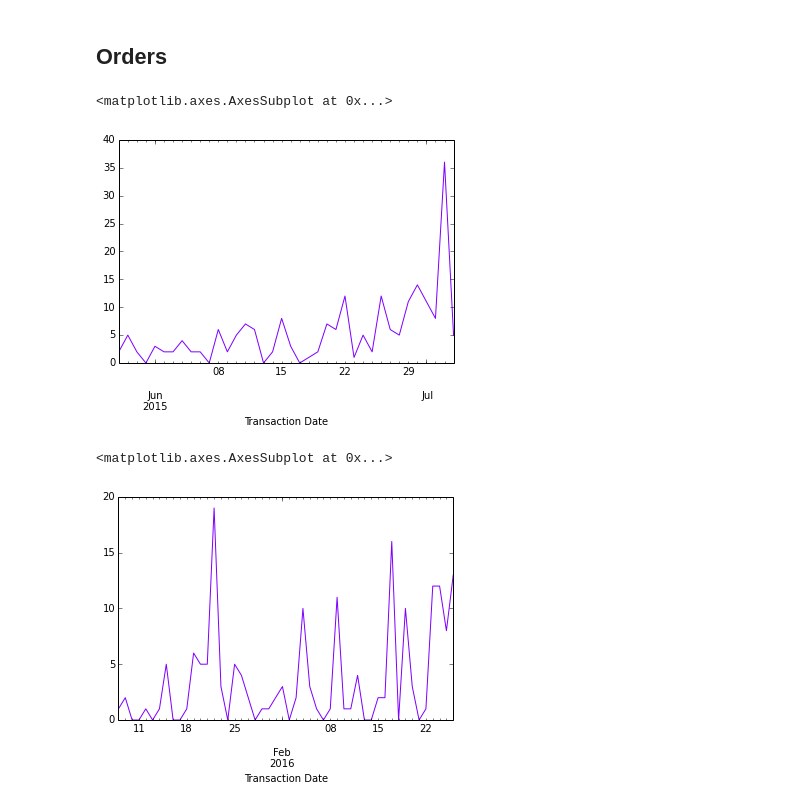
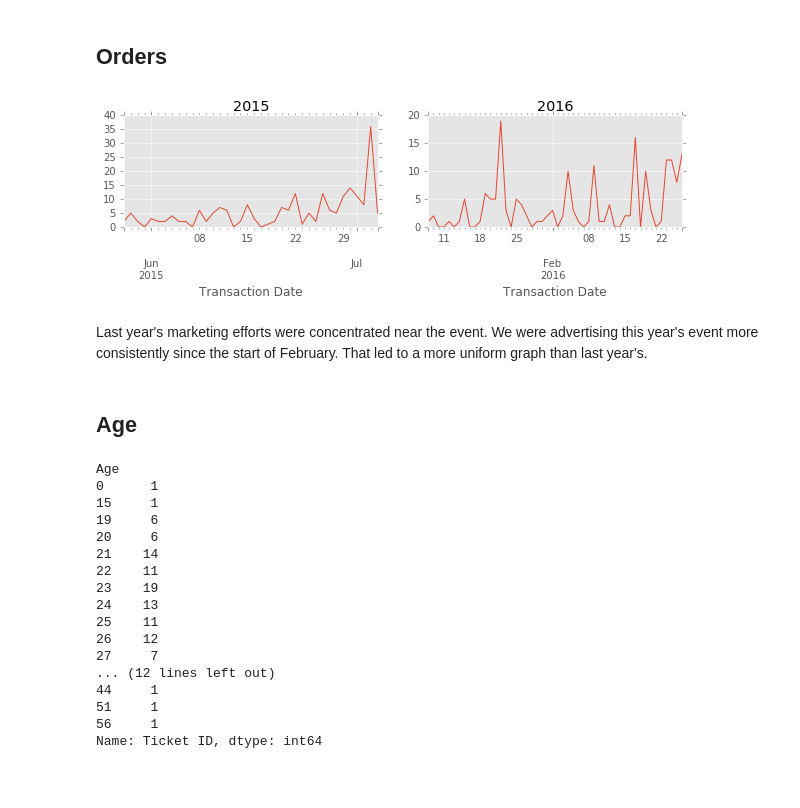
Before and after one commit to pythonph/notebooks, a Jupyter notebook: pycon-stats.ipynb, the cells around one changed output. Cells and saved outputs as stored; diff of their text form; code cells hidden in the pictures; blank space fills up the shorter version.

```diff
--- a/pycon-stats.ipynb
+++ b/pycon-stats.ipynb
@@ -49,13 +39,36 @@ csv_2016['Python Level'].value_counts().plot(**pie_kwargs)
 It's quite interesting to see a similar ratio for the previous year and this year. We can use this information in selecting talk topics that will make it to our program.
 # %% [markdown]
 ## Orders
-# %%
-csv_2015.set_index(csv_2015['Transaction Date']).groupby(pd.TimeGrouper('D'))['Ticket ID'].count().plot(cmap="rainbow")
-# %% [output]
-<matplotlib.axes.AxesSubplot at 0x...>
-[figure, removed]
+# %%
+fig, (ax1, ax2) = plt.subplots(ncols=2, figsize=(10, 2))
+csv_2015.set_index(csv_2015['Transaction Date']).groupby(pd.TimeGrouper('D'))['Ticket ID'].count() \
+    .plot(ax=ax1, title='2015')
+csv_2016.set_index(csv_2016['Transaction Date']).groupby(pd.TimeGrouper('D'))['Ticket ID'].count() \
+    .plot(ax=ax2, title='2016')
+fig.show()
+# %% [output]
+[figure, added]
+# %% [markdown]
+Last year's marketing efforts were concentrated near the event. We were advertising this year's event more consistently since the start of February. That led to a more uniform graph than last year's.
+# %% [markdown]
+## Age
 # %%
-csv_2016.set_index(csv_2016['Transaction Date']).groupby(pd.TimeGrouper('D'))['Ticket ID'].count().plot(cmap="rainbow")
+csv_2016.groupby('Age')['Ticket ID'].count()
 # %% [output]
-<matplotlib.axes.AxesSubplot at 0x...>
+Age
+0      1
+15     1
+19     6
+20     6
+21    14
+22    11
+23    19
+24    13
+25    11
+26    12
+27     7
+... (12 lines left out)
+44     1
+51     1
+56     1
+Name: Ticket ID, dtype: int64
-[figure, removed]
```
Also changed, not shown: parts of 8 cells of this notebook, 1 other file.
